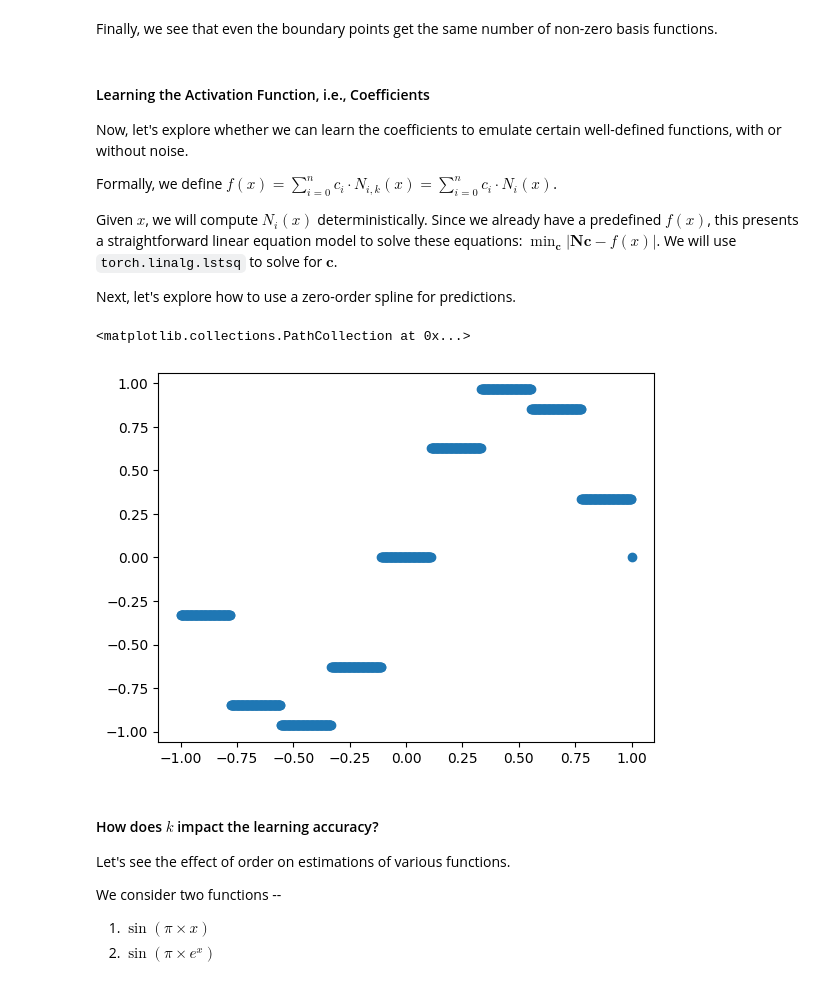
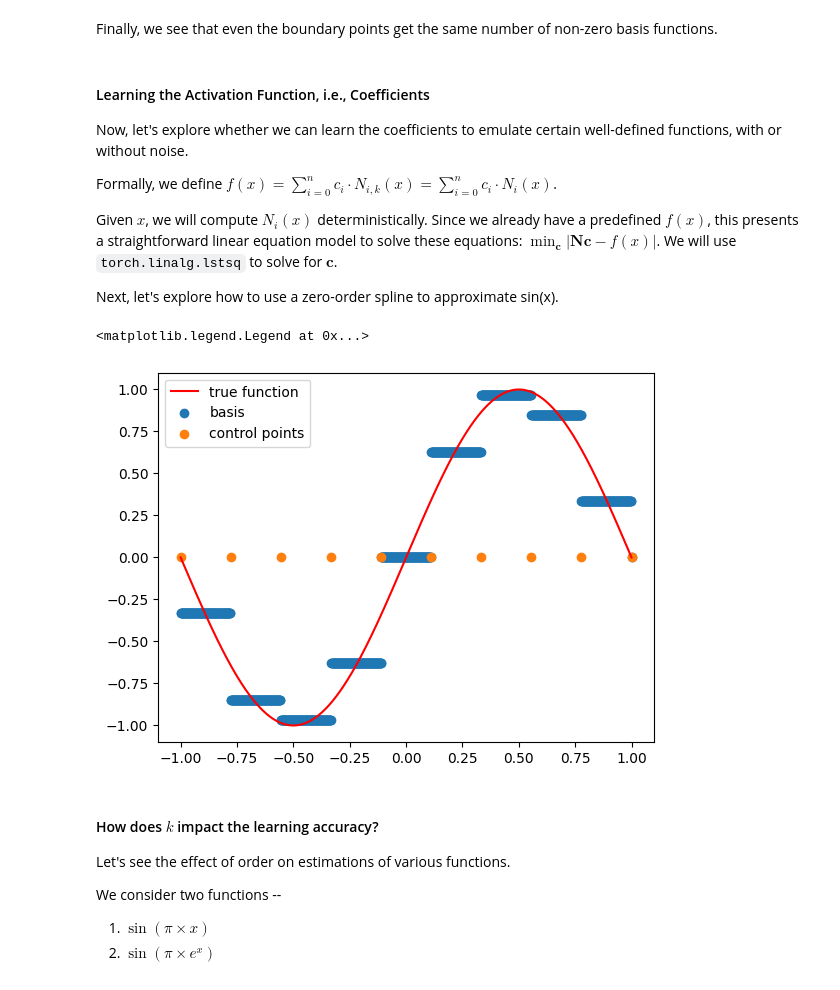
Before and after one commit to HsiuWen/SciML_PPP, a Jupyter notebook: KAN_Bsplines.ipynb, the cells around one changed output. Drawn from its saved outputs; the diff is of its cells as text; code cells hidden in the pictures.

```diff
--- a/KAN_Bsplines.ipynb
+++ b/KAN_Bsplines.ipynb
@@ -193,7 +193,7 @@ def extend_grid(grid, k):
 
     return grid
 # %%
-def eval_basis_functions(x_eval, grid, k):
+def eval_basis_functions(x_eval, grid, k, extend_on='true'):
     """
     Returns the value of basis functions defiend for order-k splines and control points defined in `grid`.
 
@@ -201,13 +201,20 @@ def eval_basis_functions(x_eval, grid, k):
         x_eval: number of samples x number of dimensions
         grid: number of splines x number of control points
         k (scalar): order of spline
+        extend_on: turn on extened grid function
 
     Returns:
         bases: number of samples x number of dimensions x number of basis functions
     """
-    grid_ = extend_grid(grid, k)
+
+
+    if extend_on:
+        grid_ = extend_grid(grid, k)
+    else:
+        grid_ = grid
+
     # Reshape so that each x can be compared to each control point
-    grid_ = grid_.unsqueeze(dim=2)
+    grid_ = grid.unsqueeze(dim=2)
     x_ = x_eval.unsqueeze(dim=1)
 
     for idx in range(k+1):
@@ -218,26 +225,23 @@ def eval_basis_functions(x_eval, grid, k):
             bases2 = (grid_[:, (idx+1):] - x_) / (grid_[:, (idx+1):] - grid_[:, 1:-idx]) * bases[:, 1:]
             bases = bases1 + bases2
 
-    return bases.transpose(1, 2) * 1.0
+
+    return bases.transpose(1, 2) * 1.0, grid_
 # %%
 grid = torch.linspace(-1, 1, steps=10)
 x = torch.linspace(-1, 1, steps=1000) # we take the entire domain to plot the basis function as a function of x
-
-print(f"Grid: Shape:{grid.shape}, values:", grid)
-print(f"x: Shape:{x.shape}, values:", x[:5])
 
 # Reshape so that each x can be compared to each control point
 grid_ = grid.unsqueeze(dim=0)
 x_ = x.unsqueeze(dim=1)
 
+value1, grid_ex1 = eval_basis_functions(x_, grid_, k=0)
 
-value1 = eval_basis_functions(x_, grid_, k=0)
+value2,grid_ex2 = eval_basis_functions(x_, grid_, k=1)
 
-value2 = eval_basis_functions(x_, grid_, k=1)
+value3,grid_ex3 = eval_basis_functions(x_, grid_, k=2)
 
-value3 = eval_basis_functions(x_, grid_, k=2)
-
-value4 = eval_basis_functions(x_, grid_, k=3)
+value4,grid_ex4 = eval_basis_functions(x_, grid_, k=3)
 
 print(f"k=0, number of basis functions: {value1.shape[-1]}")
 print(f"k=1, number of basis functions: {value2.shape[-1]}")
@@ -279,16 +280,20 @@ Formally, we define $ f(x) = \sum_{i=0}^{n} c_i \cdot N_{i, k}(x) = \sum_{i=0}^{
 
 Given $ x $, we will compute $ N_i(x) $ deterministically. Since we already have a predefined $ f(x) $, this presents a straightforward linear equation model to solve these equations: $ \min_{\mathbf{c}} |\mathbf{Nc} - f(x)| $. We will use `torch.linalg.lstsq` to solve for $ \mathbf{c} $.
 
-Next, let's explore how to use a zero-order spline for predictions.
+Next, let's explore how to use a zero-order spline to approximate sin(x).
 # %%
 fn = lambda x: torch.sin(torch.pi * x) # define a function that we need to match
 coeff1 = torch.linalg.lstsq(value1.squeeze(1), fn(x)).solution #find the coefficients
 
 y_pred = torch.einsum('i,ji->j',coeff1,value1.squeeze(1))
-plt.scatter(x,y_pred)
+plt.plot(x,fn(x),'r',label='true function')
+plt.scatter(x,y_pred,label='basis')
+plt.scatter(grid_ex1[0,:,0],torch.zeros(grid_ex1.shape[1]),label='control points')
+
+plt.legend()
 # %% [output]
-<matplotlib.collections.PathCollection at 0x...>
+<matplotlib.legend.Legend at 0x...>
-[figure, old version]
+[figure, new version]
 # %% [markdown]
 #### How does $k$ impact the learning accuracy?
 
```
Also changed, not shown: parts of 5 cells of this notebook.
